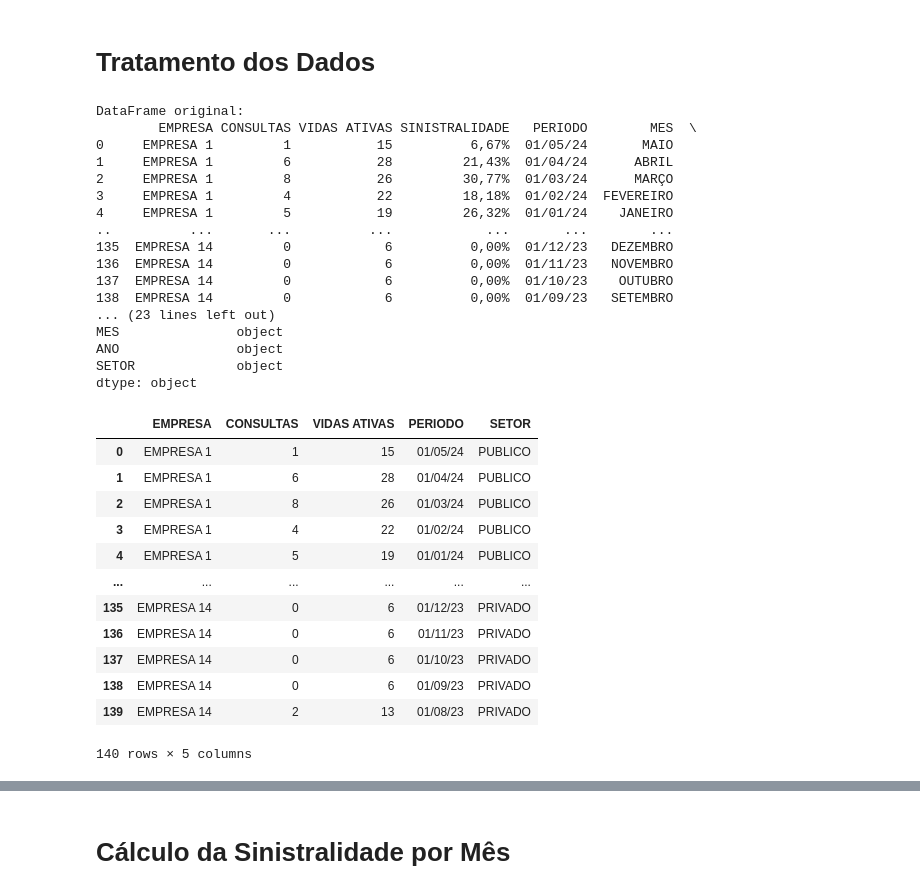
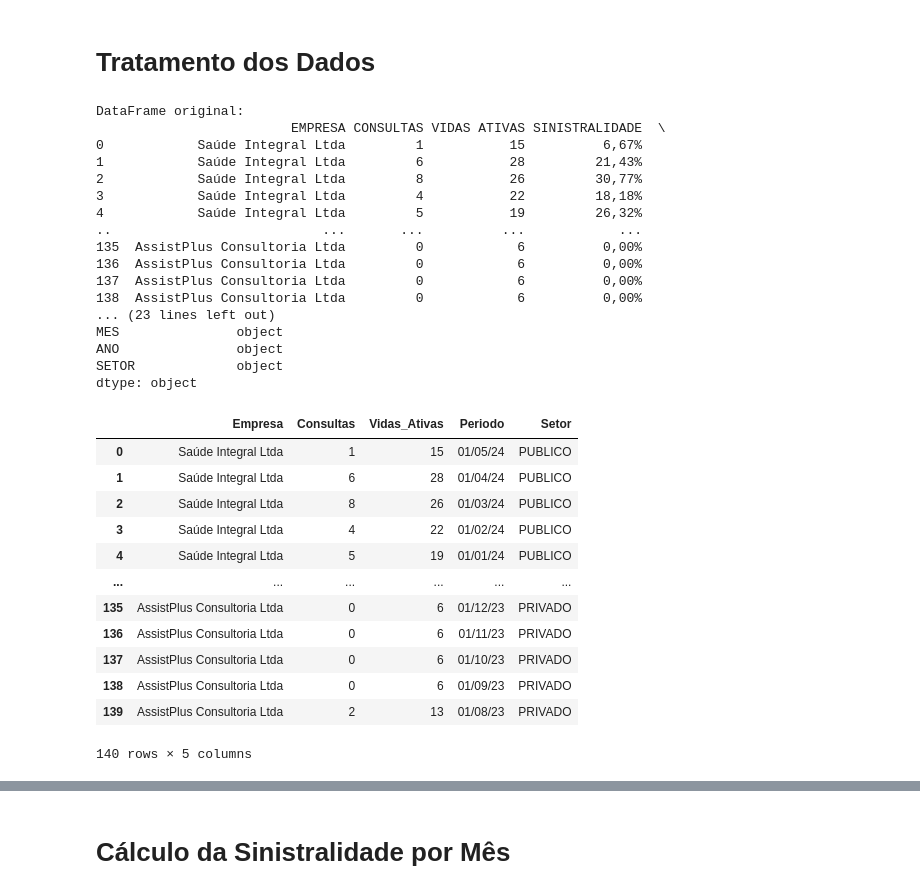
Before and after one commit to bessarodrigo/sinistralidade_telemecidina, a Jupyter notebook: sinistralidade_telemedicina.ipynb, the cells around one changed output, grey strips where cells are left out. Cells and saved outputs as stored; diff of their text form; code cells hidden in the pictures.

```diff
--- a/sinistralidade_telemedicina.ipynb
+++ b/sinistralidade_telemedicina.ipynb
@@ -12,7 +13,7 @@ import math
 # Tratamento dos Dados
 # %%
 # Carregamento do arquivo CSV para um DataFrame chamado df
-df = pd.read_csv('/caminho/sinistralidade_telemecidina.csv', dtype = {'Nome da Empresa': 'str', 'CONSULTAS': 'str',
+df = pd.read_csv('/home/rodrigo/Documentos/GitHub/calculo_sinistralidade_telemecidina/sinistralidade_telemecidina.csv', dtype = {'Nome da Empresa': 'str', 'CONSULTAS': 'str',
                                                                                                'VIDAS ATIVAS': 'str', 'SINISTRALIDADE': 'str', 'PERIODO': 'str',
                                                                                                'MES': 'str', 'ANO': 'str', 'SETOR': 'str'})
 # Renomeação da coluna 'Nome da Empresa' para 'EMPRESA'
@@ -27,17 +28,17 @@ print("\nTipos de dados originais:")
 print(df.dtypes)
 # %% [output]
 DataFrame original:
-        EMPRESA CONSULTAS VIDAS ATIVAS SINISTRALIDADE   PERIODO        MES  \
-0     EMPRESA 1         1           15          6,67%  01/05/24       MAIO
-1     EMPRESA 1         6           28         21,43%  01/04/24      ABRIL
-2     EMPRESA 1         8           26         30,77%  01/03/24      MARÇO
-3     EMPRESA 1         4           22         18,18%  01/02/24  FEVEREIRO
-4     EMPRESA 1         5           19         26,32%  01/01/24    JANEIRO
-..          ...       ...          ...            ...       ...        ...
-135  EMPRESA 14         0            6          0,00%  01/12/23   DEZEMBRO
-136  EMPRESA 14         0            6          0,00%  01/11/23   NOVEMBRO
-137  EMPRESA 14         0            6          0,00%  01/10/23    OUTUBRO
-138  EMPRESA 14         0            6          0,00%  01/09/23   SETEMBRO
+                         EMPRESA CONSULTAS VIDAS ATIVAS SINISTRALIDADE  \
+0            Saúde Integral Ltda         1           15          6,67%
+1            Saúde Integral Ltda         6           28         21,43%
+2            Saúde Integral Ltda         8           26         30,77%
+3            Saúde Integral Ltda         4           22         18,18%
+4            Saúde Integral Ltda         5           19         26,32%
+..                           ...       ...          ...            ...
+135  AssistPlus Consultoria Ltda         0            6          0,00%
+136  AssistPlus Consultoria Ltda         0            6          0,00%
+137  AssistPlus Consultoria Ltda         0            6          0,00%
+138  AssistPlus Consultoria Ltda         0            6          0,00%
 ... (23 lines left out)
 MES               object
 ANO               object
@@ -46,24 +47,33 @@ dtype: object
 # %%
 # Remoção da coluna 'SINISTRALIDADE', 'MES' e 'ANO' do DataFrame original
 colunas_drop = ['SINISTRALIDADE', 'MES', 'ANO']
 colunas_drop = [col for col in colunas_drop if col in df.columns]
 df.drop(columns=colunas_drop, inplace=True)
 
+# Renomear as colunas conforme especificado
+df.rename(columns={
+    'EMPRESA': 'Empresa',
+    'CONSULTAS': 'Consultas',
+    'VIDAS ATIVAS': 'Vidas_Ativas',
+    'PERIODO': 'Periodo',
+    'SETOR': 'Setor',
+}, inplace=True)
+
 # Exibição das primeiras linhas do DataFrame para verificar a remoção da coluna
 df
 # %% [output]
-|  | EMPRESA | CONSULTAS | VIDAS ATIVAS | PERIODO | SETOR |
-| 0 | EMPRESA 1 | 1 | 15 | 01/05/24 | PUBLICO |
-| 1 | EMPRESA 1 | 6 | 28 | 01/04/24 | PUBLICO |
-| 2 | EMPRESA 1 | 8 | 26 | 01/03/24 | PUBLICO |
-| 3 | EMPRESA 1 | 4 | 22 | 01/02/24 | PUBLICO |
-| 4 | EMPRESA 1 | 5 | 19 | 01/01/24 | PUBLICO |
+|  | Empresa | Consultas | Vidas_Ativas | Periodo | Setor |
+| 0 | Saúde Integral Ltda | 1 | 15 | 01/05/24 | PUBLICO |
+| 1 | Saúde Integral Ltda | 6 | 28 | 01/04/24 | PUBLICO |
+| 2 | Saúde Integral Ltda | 8 | 26 | 01/03/24 | PUBLICO |
+| 3 | Saúde Integral Ltda | 4 | 22 | 01/02/24 | PUBLICO |
+| 4 | Saúde Integral Ltda | 5 | 19 | 01/01/24 | PUBLICO |
 | ... | ... | ... | ... | ... | ... |
-| 135 | EMPRESA 14 | 0 | 6 | 01/12/23 | PRIVADO |
-| 136 | EMPRESA 14 | 0 | 6 | 01/11/23 | PRIVADO |
-| 137 | EMPRESA 14 | 0 | 6 | 01/10/23 | PRIVADO |
-| 138 | EMPRESA 14 | 0 | 6 | 01/09/23 | PRIVADO |
-| 139 | EMPRESA 14 | 2 | 13 | 01/08/23 | PRIVADO |
+| 135 | AssistPlus Consultoria Ltda | 0 | 6 | 01/12/23 | PRIVADO |
+| 136 | AssistPlus Consultoria Ltda | 0 | 6 | 01/11/23 | PRIVADO |
+| 137 | AssistPlus Consultoria Ltda | 0 | 6 | 01/10/23 | PRIVADO |
+| 138 | AssistPlus Consultoria Ltda | 0 | 6 | 01/09/23 | PRIVADO |
+| 139 | AssistPlus Consultoria Ltda | 2 | 13 | 01/08/23 | PRIVADO |
 140 rows × 5 columns
 # %%
 # Remoção dos pontos das strings
```
Also changed, not shown: parts of 16 cells of this notebook, 1 other file.
